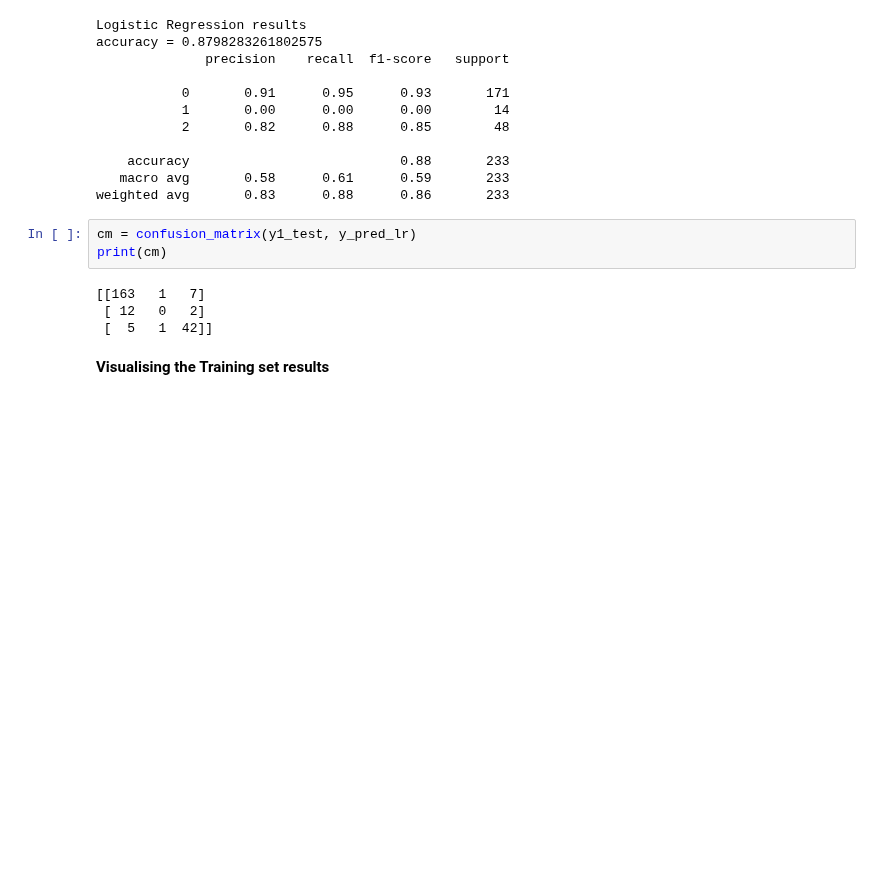
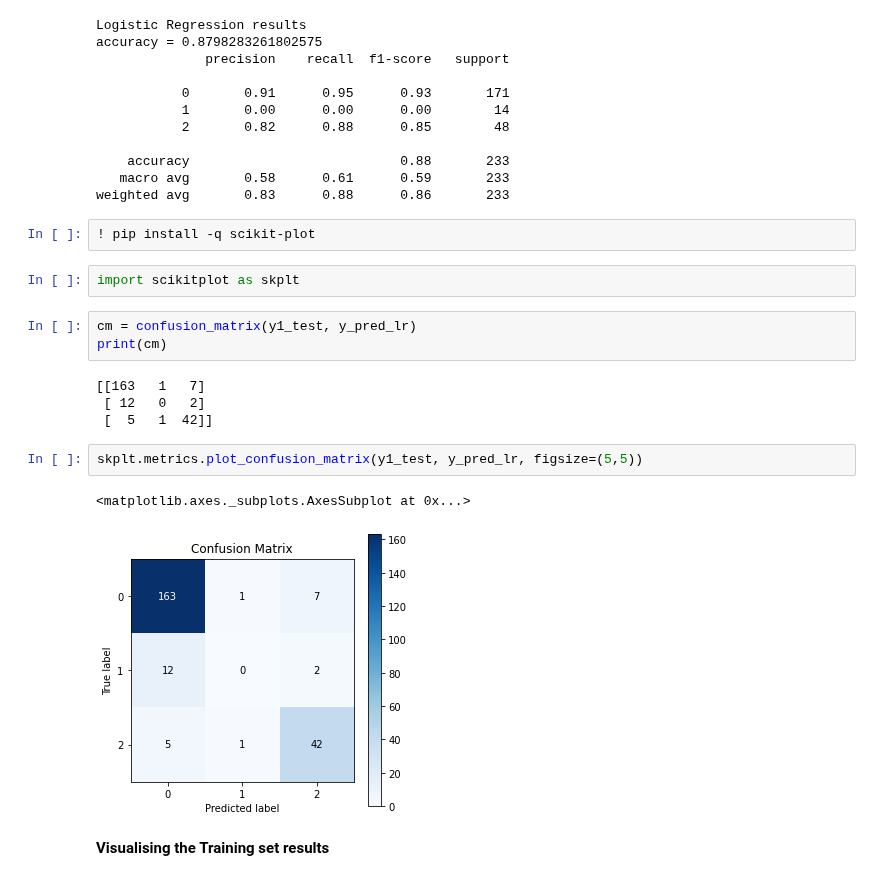
Before and after one commit to DSEI21000-S21/project-clustering-geological-samples, a Jupyter notebook: Project_notebook_final_JatinJain.ipynb, the cells around one changed output. Drawn from its saved outputs; the diff is of its cells as text; blank space fills up the shorter version.

Commit message:
updated with plots of Confusion Matrix
updated with plots of Confusion Matrix

```diff
--- a/Project_notebook_final_JatinJain.ipynb
+++ b/Project_notebook_final_JatinJain.ipynb
@@ -410,6 +410,10 @@ accuracy = 0.8798283261802575
     accuracy                           0.88       233
    macro avg       0.58      0.61      0.59       233
 weighted avg       0.83      0.88      0.86       233
+# %%
+! pip install -q scikit-plot
+# %%
+import scikitplot as skplt
 # %%
 cm = confusion_matrix(y1_test, y_pred_lr)
 print(cm)
@@ -417,6 +421,11 @@ print(cm)
 [[163   1   7]
  [ 12   0   2]
  [  5   1  42]]
+# %%
+skplt.metrics.plot_confusion_matrix(y1_test, y_pred_lr, figsize=(5,5))
+# %% [output]
+<matplotlib.axes._subplots.AxesSubplot at 0x...>
+[figure, added]
 # %% [markdown]
 **Visualising the Training set results**
 # %%
```
Also changed, not shown: parts of 3 cells of this notebook.
